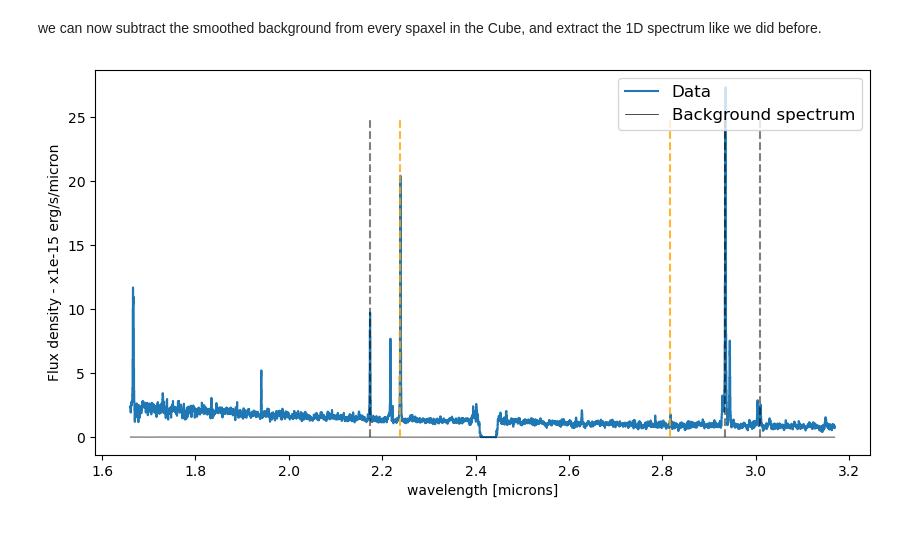
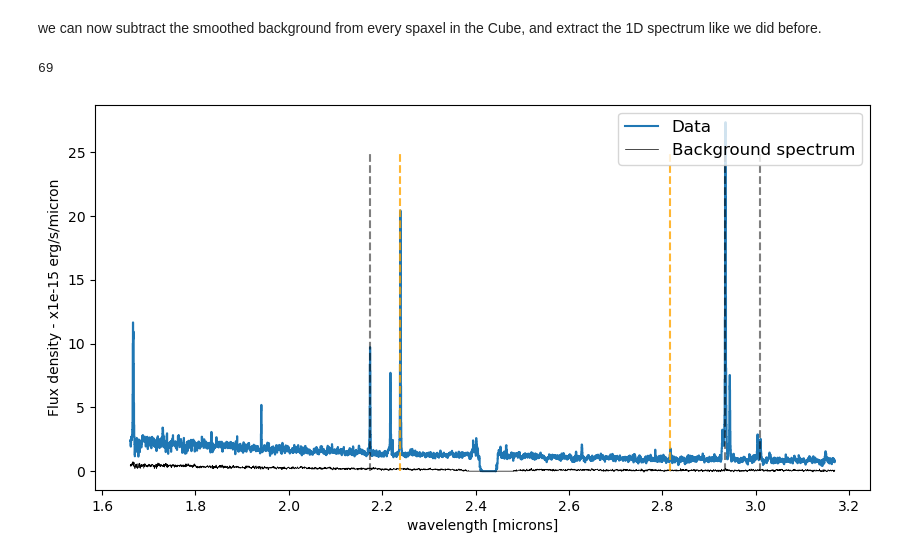
Before and after one commit to honzascholtz/Qubespec, a Jupyter notebook: Tutorial/Torun_school/4_Background.ipynb, the cells around one changed output. Saved outputs shown, nothing was run; the diff lists cells and outputs as text; code cells hidden in the pictures.

```diff
--- a/Tutorial/Torun_school/4_Background.ipynb
+++ b/Tutorial/Torun_school/4_Background.ipynb
@@ -97,7 +97,7 @@ and we save it as a fits file called background.fits into some working folder.
 
 We can now load it into python and show this file spectrum.
 # %%
-Background_spec = pyfits.getdata('/Users/jansen/work/Torun_school/Background_spec.fits')
+Background_spec = pyfits.getdata('/Users/jansen/work/Torun_school/Background_spec_v2.fits')
 Background_spec *= 1e4 * 1e15  # dont forget to normalize it like you did with the flux cube
 
 f,ax = plt.subplots(1,1, figsize=(10,5))
@@ -141,39 +141,40 @@ def sp_circ_ap(cenx,ceny,rad,Flux_cube):
             if distance < rad :
                 intermarray[:,int(nloop)] = Flux_cube[:,int(y),int(x)]
                 nloop += 1
-
+    print(nloop)
     # average
     outspec = np.nansum(intermarray,axis=1)
     return outspec
 
 D1_spec = sp_circ_ap(44,47,5,Flux_cube) # 5 pixel radius aperture centered on the spaxel at (44,47)
 
 D1_spec = np.ma.masked_invalid(D1_spec ) # Mask invalid values (nans, infs etc.)
 
 f, ax = plt.subplots(1, 1, figsize=(10, 5))
 
 x,y  = 44,47 # Coordinates of the spaxel we want to extract the spectrum from
 ax.plot( obs_wave, D1_spec, drawstyle='steps-mid', label='Data')
 ax.set_xlabel('wavelength [microns]')
 ax.set_ylabel('Flux density - x1e-15 erg/s/micron')
 
 ylow = -0.0
 yhig = 25
 
-ax.plot(obs_wave, Background_spec, color='k', lw=0.5, label='Background spectrum')
+ax.plot(obs_wave, Background_spec*69, color='k', lw=0.5, label='Background spectrum')
 
 
 ax.vlines(0.5008*(1+z),ylow,yhig, linestyle='dashed',color='orange', alpha=0.8)
 ax.vlines(0.6300*(1+z),ylow,yhig, linestyle='dashed',color='orange', alpha=0.8)
 
 ax.vlines(0.6563*(1+z),ylow,yhig, linestyle='dashed',color='k', alpha=0.5)
 ax.vlines(0.4861*(1+z),ylow,yhig, linestyle='dashed',color='k', alpha=0.5)
 
 ax.vlines(0.6731*(1+z),ylow,yhig, linestyle='dashed',color='k', alpha=0.5)
 
 #ax.set_xlim(2.15,2.25)
 
 ax.legend(loc='upper right', fontsize=12)
 plt.show()
 # %% [output]
+69
-[figure, old version]
+[figure, new version]
```
Also changed, not shown: parts of 1 cell of this notebook, 3 other files.
